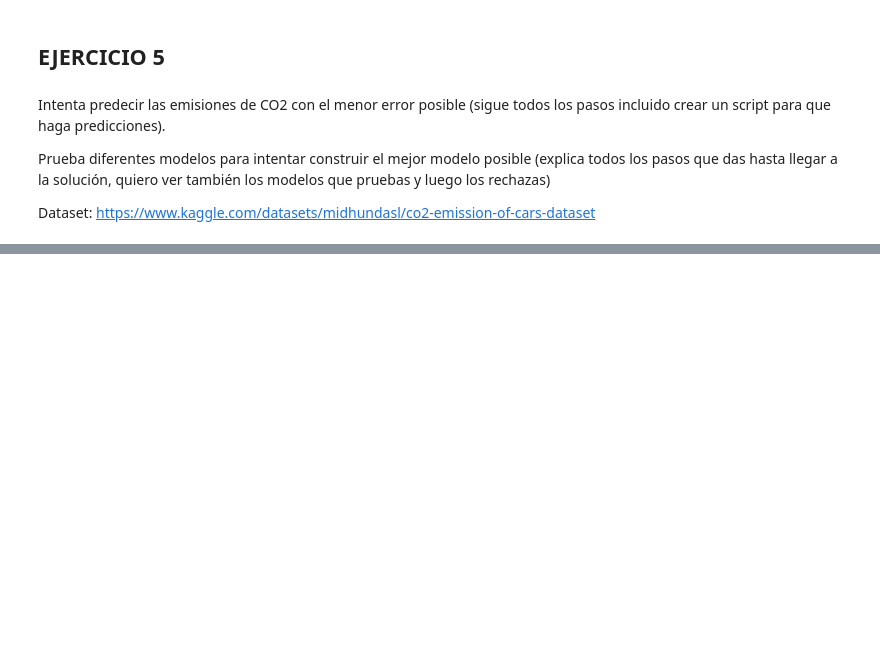
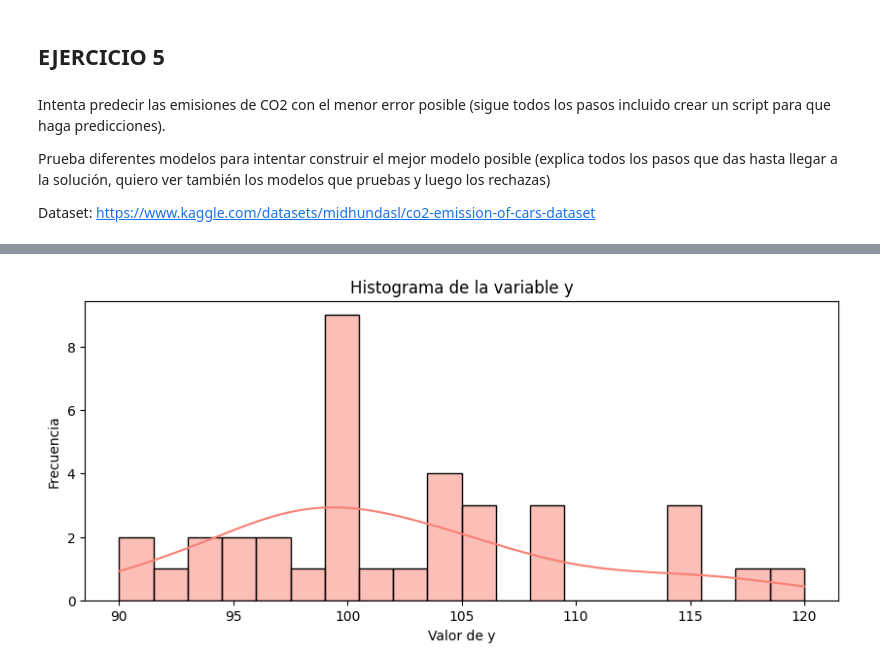
Before and after one commit to iruneguinea9/SAPA, a Jupyter notebook: 2_11/2_11Ejercicios.ipynb, the cells around one changed output, grey strips where cells are left out. Drawn from its saved outputs; the diff is of its cells as text; code cells hidden in the pictures; blank space fills up the shorter version.

```diff
--- a/2_11/2_11Ejercicios.ipynb
+++ b/2_11/2_11Ejercicios.ipynb
@@ -567,0 +665,13 @@ Dataset: https://www.kaggle.com/datasets/midhundasl/co2-emission-of-cars-dataset
+# %%
+plt.figure(figsize=(10, 4))
+sns.histplot(y, bins=20, kde=True, color="salmon")
+
+# Etiquetas
+plt.title('Histograma de la variable y')
+plt.xlabel('Valor de y')
+plt.ylabel('Frecuencia')
+
+# Mostrar el histograma
+plt.show()
+# %% [output]
+[figure, added]
```
Also changed, not shown: parts of 12 cells of this notebook, 1 other file.
